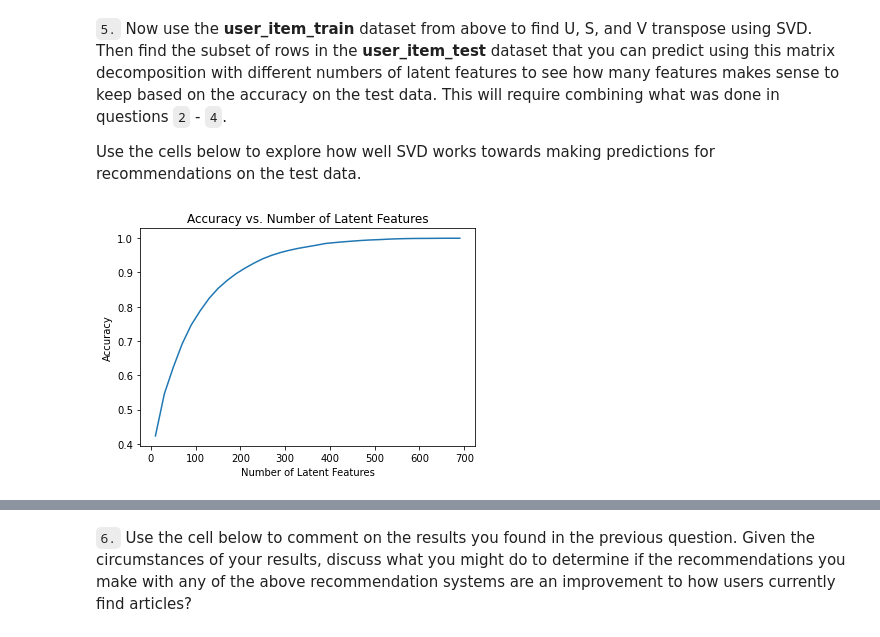
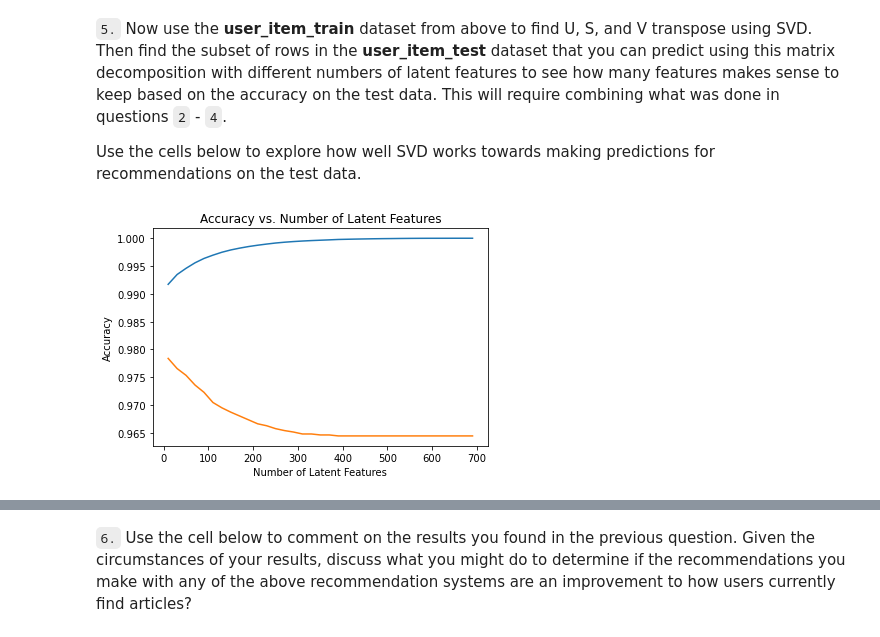
Before and after one commit to ditivaidya/Udacity-Project-III, a Jupyter notebook: Recommendations_with_IBM.ipynb, the cells around one changed output, grey strips where cells are left out. Cells and saved outputs as stored; diff of their text form; code cells hidden in the pictures.

```diff
--- a/Recommendations_with_IBM.ipynb
+++ b/Recommendations_with_IBM.ipynb
@@ -787,34 +851,47 @@ Awesome job!  That's right!  All of the test articles are in the training data,
 Use the cells below to explore how well SVD works towards making predictions for recommendations on the test data.
 # %%
 # fit SVD on the user_item_train matrix
-user_item_train_x = user_item_train.to_numpy()
-user_item_train_x = np.reshape(user_item_train_x, (4487,714))
+u_train, s_train, vt_train = np.linalg.svd(user_item_train)
 
-u_train, s_train, vt_train = np.linalg.svd(user_item_train_x, full_matrices=False)
+u_test = u_train[user_item_train.index.isin(test_idx)]
+vt_test = vt_train[:,user_item_train.columns.isin(test_arts)]
 
 # fit svd similar to above then use the cells below
 
 num_latent_feats = np.arange(10,700+10,20)
-sum_errs = []
+
+# dataframe with user ids for which we can make prediction (20)
+common_ids = user_item_test.loc[user_item_train.index.intersection(user_item_test.index)]
+
+sum_errs_test = []
+sum_errs_train = []
 
 for k in num_latent_feats:
     # restructure with k latent features
     s_new, u_new, vt_new = np.diag(s_train[:k]), u_train[:, :k], vt_train[:k, :]
+    u_new_test = u_test[:,:k]
+    vt_new_test = vt_test[:k, :]
 
     # take dot product
     user_item_est = np.around(np.dot(np.dot(u_new, s_new), vt_new))
+    user_item_est_test = np.around(np.dot(np.dot(u_new_test, s_new), vt_new_test))
 
     # compute error for each prediction to actual value
     diffs = np.subtract(user_item_train, user_item_est)
+    diffs_test = np.subtract(common_ids, user_item_est_test)
 
     # total errors and keep track of them
     err = np.sum(np.sum(np.abs(diffs)))
-    sum_errs.append(err)
+    err_test = np.sum(np.sum(np.abs(diffs_test)))
 
 
-plt.plot(num_latent_feats, 1 - np.array(sum_errs)/df.shape[0]);
+    sum_errs_train.append(err)
+    sum_errs_test.append(err_test)
+
+plt.plot(num_latent_feats, 1 - np.array(sum_errs_train)/(user_item_train.shape[0]*user_item_train.shape[1]), label='train');
+plt.plot(num_latent_feats, 1 - np.array(sum_errs_test)/(common_ids.shape[0]*common_ids.shape[1]),label = 'test');
 plt.xlabel('Number of Latent Features');
 plt.ylabel('Accuracy');
 plt.title('Accuracy vs. Number of Latent Features');
 # %% [output]
-[figure, old version]
+[figure, new version]
```
Also changed, not shown: parts of 17 cells of this notebook.
